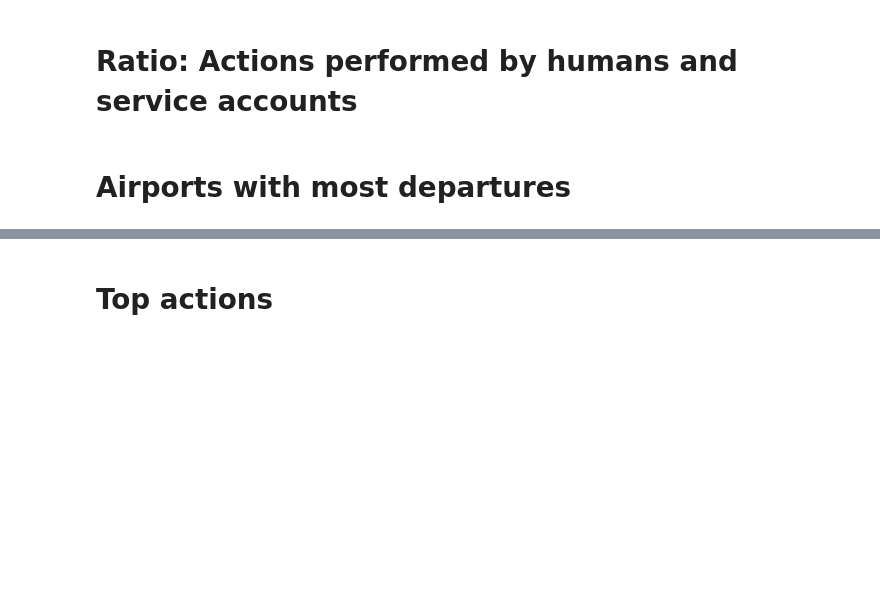
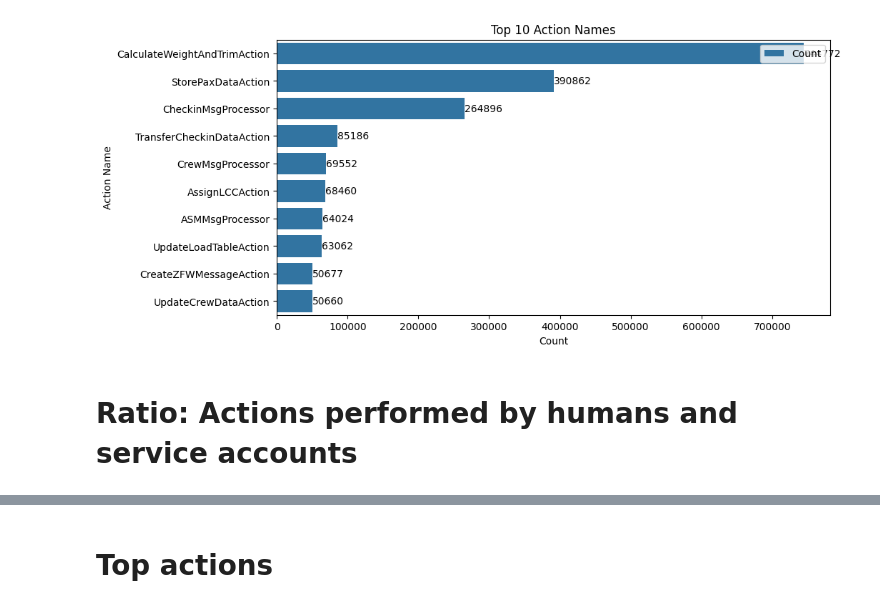
Before and after one commit to aref-hasan/aircraft_load, a Jupyter notebook: visualization/visualization.ipynb, the cells around one changed output, grey strips where cells are left out. Drawn from its saved outputs; the diff is of its cells as text; code cells hidden in the pictures; blank space fills up the shorter version.

```diff
--- a/visualization/visualization.ipynb
+++ b/visualization/visualization.ipynb
@@ -14,4 +19,4 @@ ENGINE = parquet_config['engine']
 COMPRESSION = parquet_config['compression']
 FILE_PATH = "../data/data_parquet"
 # %%
-df = pd.read_parquet(FILE_PATH + "/processed_data_combined.parquet", engine=ENGINE)
+data = pd.read_parquet(FILE_PATH + "/processed_data_combined.parquet", engine=ENGINE)
@@ -18,3 +123,25 @@ df = pd.read_parquet(FILE_PATH + "/processed_data_combined.parquet", engine=ENGI
+# %%
+# plot the top 10 action names
+plt.figure(figsize=(10, 5))
+top_10_actions = data['action_name'].value_counts().head(10)
+ax = sns.countplot(y=data['action_name'], order=top_10_actions.index)
+
+# add title and labels
+plt.title('Top 10 Action Names')
+plt.xlabel('Count')
+plt.ylabel('Action Name')
+
+# add counts on the bars
+for index, value in enumerate(top_10_actions):
+    ax.text(value, index, str(value), va='center')
+
+# add legend
+plt.legend(['Count'], loc='upper right')
+
+# show the plot
+plt.show()
+# %% [output]
+[figure, added]
 # %% [markdown]
 # Ratio: Actions performed by humans and service accounts
 # %%
@@ -22,2 +148,0 @@ user_ratio = df["user_name"].value_counts(normalize=True).to_frame().to_csv("../
-# %% [markdown]
-# Airports with most departures
```
Also changed, not shown: parts of 31 cells of this notebook, 3 other files.
